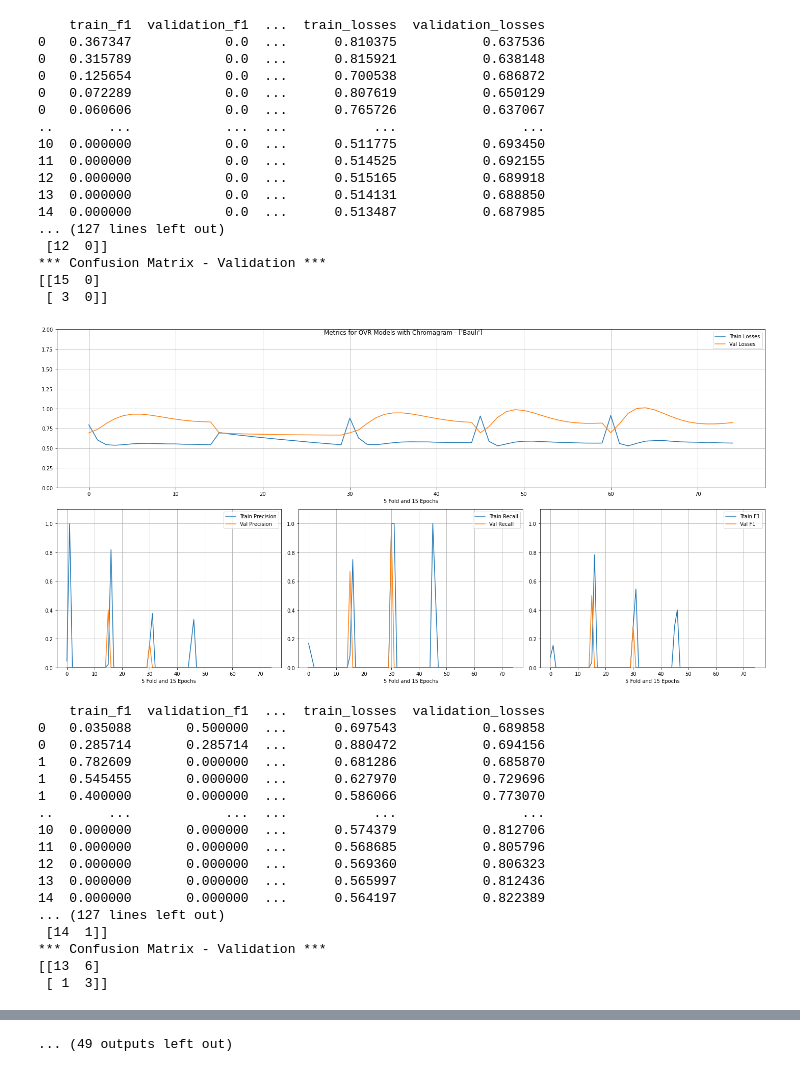
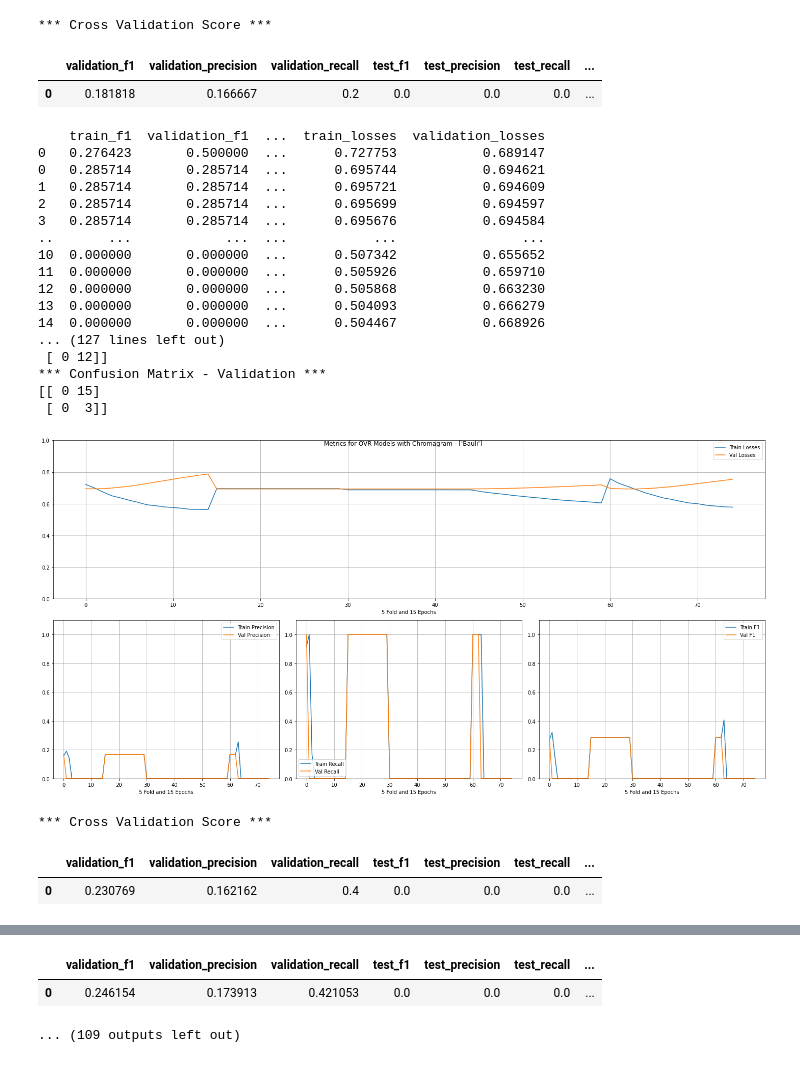
Before and after one commit to pradeep-miriyala/multi-modal-aud-nlp-models, a Jupyter notebook: notebooks/Single Modal Raga Identification/1x1_Convolution_Chromagram.ipynb, the cells around one changed output, grey strips where cells are left out. Drawn from its saved outputs; the diff is of its cells as text; code cells hidden in the pictures.

Commit message:
Added cv scores

```diff
--- a/notebooks/Single Modal Raga Identification/1x1_Convolution_Chromagram.ipynb
+++ b/notebooks/Single Modal Raga Identification/1x1_Convolution_Chromagram.ipynb
@@ -69,19 +69,18 @@ class ChromaMatrixDataset(AbsDataset):
       return train_data, test_data, train_lbls, test_lbls
 # %%
 class ChromaRaga(nn.Module):
-    def __init__(self, n_labels, dropout=0.25):
+    def __init__(self, n_labels, dropout=0.1):
         super().__init__()
         self.layers1 = nn.Sequential(
-            nn.Conv2d(in_channels=1, out_channels=2, kernel_size=(1,2), padding='same'),
+            nn.Conv2d(in_channels=1, out_channels=1 , kernel_size=(1,1), padding='same'),
             nn.ReLU(),
-            nn.AvgPool2d(kernel_size=2),
-            nn.Conv2d(in_channels=2, out_channels=4, kernel_size=(1,2), padding='same'),
+            nn.Conv2d(in_channels=1, out_channels=2, kernel_size=(2,2), padding='same'),
             nn.ReLU(),
             nn.Dropout(dropout),
             nn.AvgPool2d(kernel_size=2),
             nn.Flatten()
         )
-        self.final = nn.Sequential(nn.Linear(5628,1000),nn.ReLU(),nn.Linear(1000,n_labels))
+        self.final = nn.Sequential(nn.Linear(11256,1000),nn.ReLU(),nn.Linear(1000,n_labels))
 
     def forward(self,x):
         x = self.layers1(x)
@@ -172,7 +171,7 @@ le = LabelEncoder()
 le.fit(data['Ragam'])
 labels = le.transform(le.classes_)
 ovr_res = ovr_train_model(data, ChromaMatrixDataset, ChromaRaga, "OVR Models with Chromagram",
-                          labels, le.classes_, lbl_encoder=le, lr=5e-5, epochs=15, n_folds=5, feature='chroma',nindex_factor=5)
+                          labels, le.classes_, lbl_encoder=le, lr=1e-6 , epochs=15, n_folds=5, feature='chroma',nindex_factor=5)
 # %% [output]
 Training for ['Aahiri'] with 45 positive samples
 FOLD 1
@@ -195,35 +194,24 @@ Epoch 8/15 : Training Loss: 0.508 / Validation Loss : 0.690 [Time : 0.050304 sec
-    train_f1  validation_f1  ...  train_losses  validation_losses
-0   0.367347            0.0  ...      0.810375           0.637536
-0   0.315789            0.0  ...      0.815921           0.638148
-0   0.125654            0.0  ...      0.700538           0.686872
-0   0.072289            0.0  ...      0.807619           0.650129
-0   0.060606            0.0  ...      0.765726           0.637067
-..       ...            ...  ...           ...                ...
-10  0.000000            0.0  ...      0.511775           0.693450
-11  0.000000            0.0  ...      0.514525           0.692155
-12  0.000000            0.0  ...      0.515165           0.689918
-13  0.000000            0.0  ...      0.514131           0.688850
-14  0.000000            0.0  ...      0.513487           0.687985
-... (127 lines left out)
- [12  0]]
-*** Confusion Matrix - Validation ***
-[[15  0]
- [ 3  0]]
+*** Cross Validation Score ***
+|  | validation_f1 | validation_precision | validation_recall | test_f1 | test_precision | test_recall | ... |
+| 0 | 0.181818 | 0.166667 | 0.2 | 0.0 | 0.0 | 0.0 | ... |
+    train_f1  validation_f1  ...  train_losses  validation_losses
+0   0.276423       0.500000  ...      0.727753           0.689147
+0   0.285714       0.285714  ...      0.695744           0.694621
+1   0.285714       0.285714  ...      0.695721           0.694609
+2   0.285714       0.285714  ...      0.695699           0.694597
+3   0.285714       0.285714  ...      0.695676           0.694584
+..       ...            ...  ...           ...                ...
+10  0.000000       0.000000  ...      0.507342           0.655652
+11  0.000000       0.000000  ...      0.505926           0.659710
+12  0.000000       0.000000  ...      0.505868           0.663230
+13  0.000000       0.000000  ...      0.504093           0.666279
+14  0.000000       0.000000  ...      0.504467           0.668926
+... (127 lines left out)
+ [ 0 12]]
+*** Confusion Matrix - Validation ***
+[[ 0 15]
+ [ 0  3]]
-[figure, old version]
+[figure, new version]
-    train_f1  validation_f1  ...  train_losses  validation_losses
-0   0.035088       0.500000  ...      0.697543           0.689858
-0   0.285714       0.285714  ...      0.880472           0.694156
-1   0.782609       0.000000  ...      0.681286           0.685870
-1   0.545455       0.000000  ...      0.627970           0.729696
-1   0.400000       0.000000  ...      0.586066           0.773070
-..       ...            ...  ...           ...                ...
-10  0.000000       0.000000  ...      0.574379           0.812706
-11  0.000000       0.000000  ...      0.568685           0.805796
-12  0.000000       0.000000  ...      0.569360           0.806323
-13  0.000000       0.000000  ...      0.565997           0.812436
-14  0.000000       0.000000  ...      0.564197           0.822389
-... (127 lines left out)
- [14  1]]
-*** Confusion Matrix - Validation ***
-[[13  6]
- [ 1  3]]
+*** Cross Validation Score ***
+|  | validation_f1 | validation_precision | validation_recall | test_f1 | test_precision | test_recall | ... |
+| 0 | 0.230769 | 0.162162 | 0.4 | 0.0 | 0.0 | 0.0 | ... |
@@ -285,4 +237,6 @@ Epoch 8/15 : Training Loss: 0.508 / Validation Loss : 0.690 [Time : 0.050304 sec
+|  | validation_f1 | validation_precision | validation_recall | test_f1 | test_precision | test_recall | ... |
+| 0 | 0.246154 | 0.173913 | 0.421053 | 0.0 | 0.0 | 0.0 | ... |
-... (49 outputs left out)
+... (109 outputs left out)
 # %%
 tab = pd.DataFrame(columns=['Raga','Train Confusion','Test Confusion'] + list(ovr_res[list(ovr_res.keys())[0]][1].keys()))
 idx = 0
```
Also changed, not shown: parts of 7 cells of this notebook, 6 other files.
